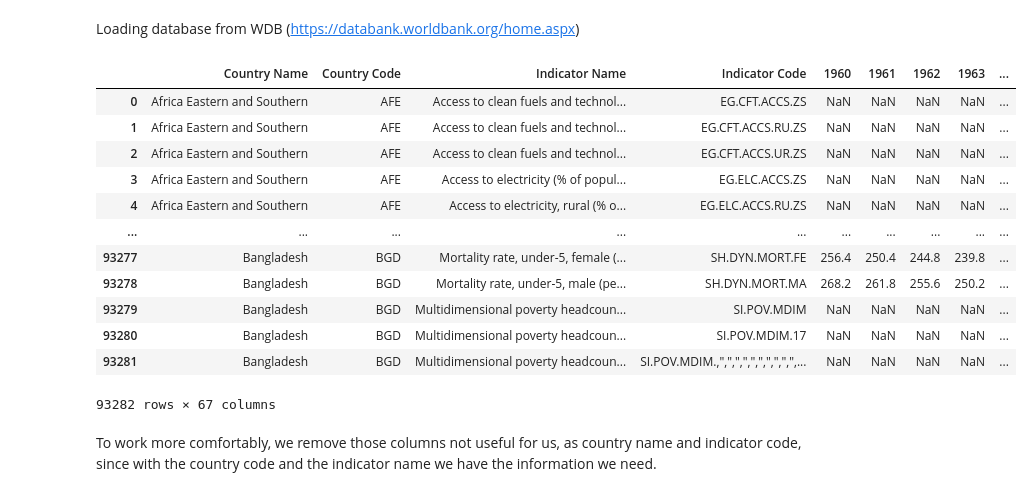
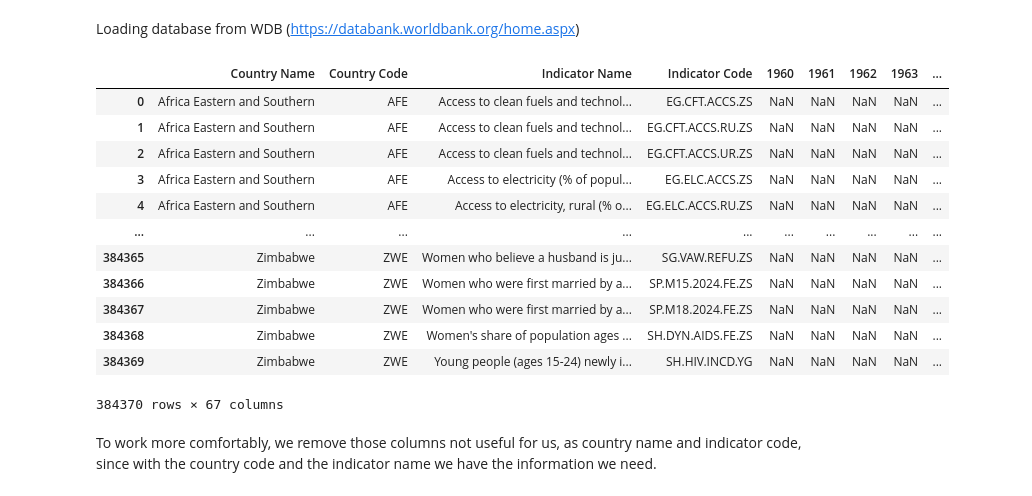
Before and after one commit to devonfw-forge/python-data-driven-decisions, a Jupyter notebook: CopyMaria Data-integration.ipynb, the cells around one changed output. Drawn from its saved outputs; the diff is of its cells as text; code cells hidden in the pictures.

```diff
--- a/CopyMaria Data-integration.ipynb
+++ b/CopyMaria Data-integration.ipynb
@@ -11,22 +11,22 @@ from pyspark.sql.functions import concat, col, lit, split
 # %% [markdown]
 Loading database from WDB (https://databank.worldbank.org/home.aspx)
 # %%
-df= pd.read_csv (os.getcwd()+"\Data"+'\WDIData.csv')
+df= pd.read_csv (os.getcwd()+'\WDIData.csv')
 df
 # %% [output]
 |  | Country Name | Country Code | Indicator Name | Indicator Code | 1960 | 1961 | 1962 | 1963 | ... |
 | 0 | Africa Eastern and Southern | AFE | Access to clean fuels and technol... | EG.CFT.ACCS.ZS | NaN | NaN | NaN | NaN | ... |
 | 1 | Africa Eastern and Southern | AFE | Access to clean fuels and technol... | EG.CFT.ACCS.RU.ZS | NaN | NaN | NaN | NaN | ... |
 | 2 | Africa Eastern and Southern | AFE | Access to clean fuels and technol... | EG.CFT.ACCS.UR.ZS | NaN | NaN | NaN | NaN | ... |
 | 3 | Africa Eastern and Southern | AFE | Access to electricity (% of popul... | EG.ELC.ACCS.ZS | NaN | NaN | NaN | NaN | ... |
 | 4 | Africa Eastern and Southern | AFE | Access to electricity, rural (% o... | EG.ELC.ACCS.RU.ZS | NaN | NaN | NaN | NaN | ... |
 | ... | ... | ... | ... | ... | ... | ... | ... | ... | ... |
-| 93277 | Bangladesh | BGD | Mortality rate, under-5, female (... | SH.DYN.MORT.FE | 256.4 | 250.4 | 244.8 | 239.8 | ... |
-| 93278 | Bangladesh | BGD | Mortality rate, under-5, male (pe... | SH.DYN.MORT.MA | 268.2 | 261.8 | 255.6 | 250.2 | ... |
-| 93279 | Bangladesh | BGD | Multidimensional poverty headcoun... | SI.POV.MDIM | NaN | NaN | NaN | NaN | ... |
-| 93280 | Bangladesh | BGD | Multidimensional poverty headcoun... | SI.POV.MDIM.17 | NaN | NaN | NaN | NaN | ... |
-| 93281 | Bangladesh | BGD | Multidimensional poverty headcoun... | SI.POV.MDIM.,",",",",",",",",",",... | NaN | NaN | NaN | NaN | ... |
+| 384365 | Zimbabwe | ZWE | Women who believe a husband is ju... | SG.VAW.REFU.ZS | NaN | NaN | NaN | NaN | ... |
+| 384366 | Zimbabwe | ZWE | Women who were first married by a... | SP.M15.2024.FE.ZS | NaN | NaN | NaN | NaN | ... |
+| 384367 | Zimbabwe | ZWE | Women who were first married by a... | SP.M18.2024.FE.ZS | NaN | NaN | NaN | NaN | ... |
+| 384368 | Zimbabwe | ZWE | Women's share of population ages ... | SH.DYN.AIDS.FE.ZS | NaN | NaN | NaN | NaN | ... |
+| 384369 | Zimbabwe | ZWE | Young people (ages 15-24) newly i... | SH.HIV.INCD.YG | NaN | NaN | NaN | NaN | ... |
-93282 rows × 67 columns
+384370 rows × 67 columns
 # %% [markdown]
 To work more comfortably, we remove those columns not useful for us, as country name and indicator code, since with the country code and the indicator name we have the information we need.
 # %%
```
Also changed, not shown: parts of 18 cells of this notebook.
